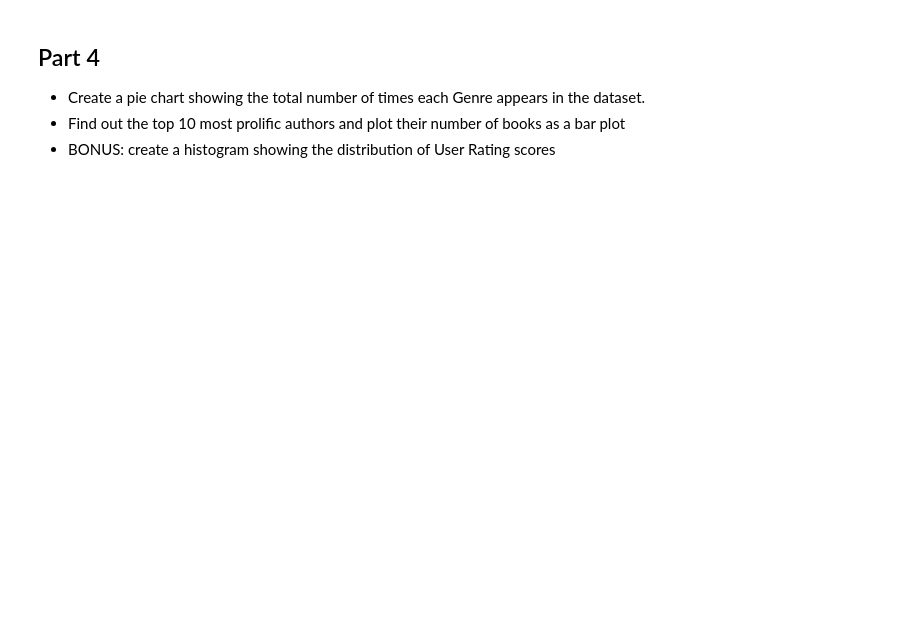
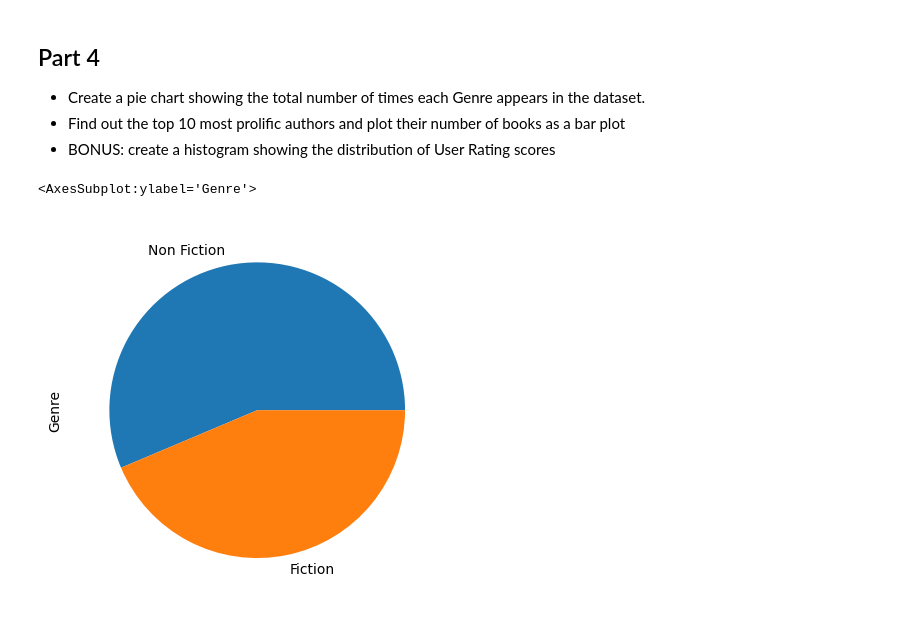
Before and after one commit to magdalenapek/Exercises, a Jupyter notebook: solutions_udemy_course/EXERCISE_04_Series.ipynb, the cells around one changed output. Drawn from its saved outputs; the diff is of its cells as text; code cells hidden in the pictures; blank space fills up the shorter version.

```diff
--- a/solutions_udemy_course/EXERCISE_04_Series.ipynb
+++ b/solutions_udemy_course/EXERCISE_04_Series.ipynb
@@ -9,4 +9,5 @@
 * Retrieve the first 8 Authors
 # %%
 import pandas as pd
-bestsellers = pd.read_csv("C:/Users/magda/udemy_course/DataAnalysisCourseMaterials/DataAnalysis/data/bestsellers.csv")
+
+bestsellers = pd.read_csv("C:/Users/magda/OneDrive/Pulpit/DataAnalysisCourseMaterials/DataAnalysis/data/bestsellers.csv")
@@ -100,3 +169,9 @@ Name: Author, dtype: object
 * Create a pie chart showing the total number of times each Genre appears in the dataset.
 * Find out the top 10 most prolific authors and plot their number of books as a bar plot
 * BONUS: create a histogram showing the distribution of User Rating scores
+# %%
+import matplotlib.pyplot as plt
+bestsellers["Genre"].value_counts().plot(kind = "pie")
+# %% [output]
+<AxesSubplot:ylabel='Genre'>
+[figure, added]
```
Also changed, not shown: parts of 8 cells of this notebook, 1 other file.
